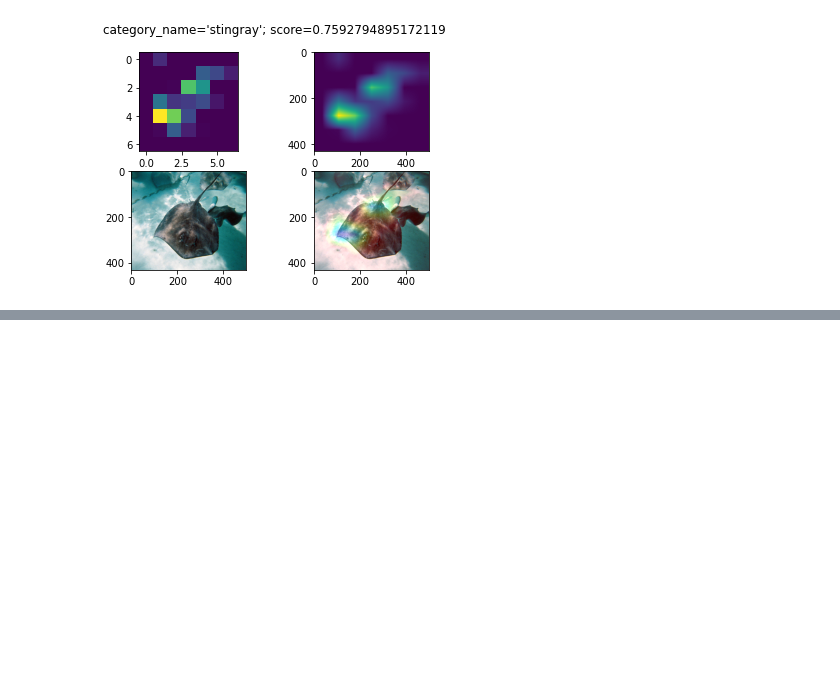
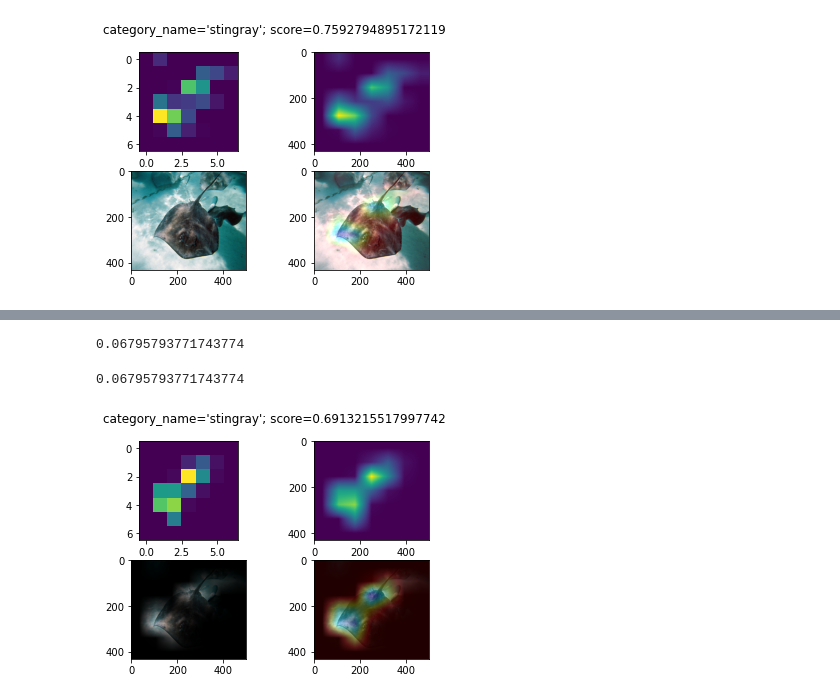
Before and after one commit to ainatersol/CAM, a Jupyter notebook: CAM Class Activation Mapping - Exploration.ipynb, the cells around one changed output, grey strips where cells are left out. Drawn from its saved outputs; the diff is of its cells as text; code cells hidden in the pictures; blank space fills up the shorter version.

```diff
--- a/CAM Class Activation Mapping - Exploration.ipynb
+++ b/CAM Class Activation Mapping - Exploration.ipynb
@@ -265,0 +358,6 @@ Clipping input data to the valid range for imshow with RGB data ([0..1] for floa
+# %%
+conf_drop(x, camx, s_x)
+# %% [output]
+0.06795793771743774
+0.06795793771743774
+[figure, added]
```
Also changed, not shown: parts of 23 cells of this notebook.
